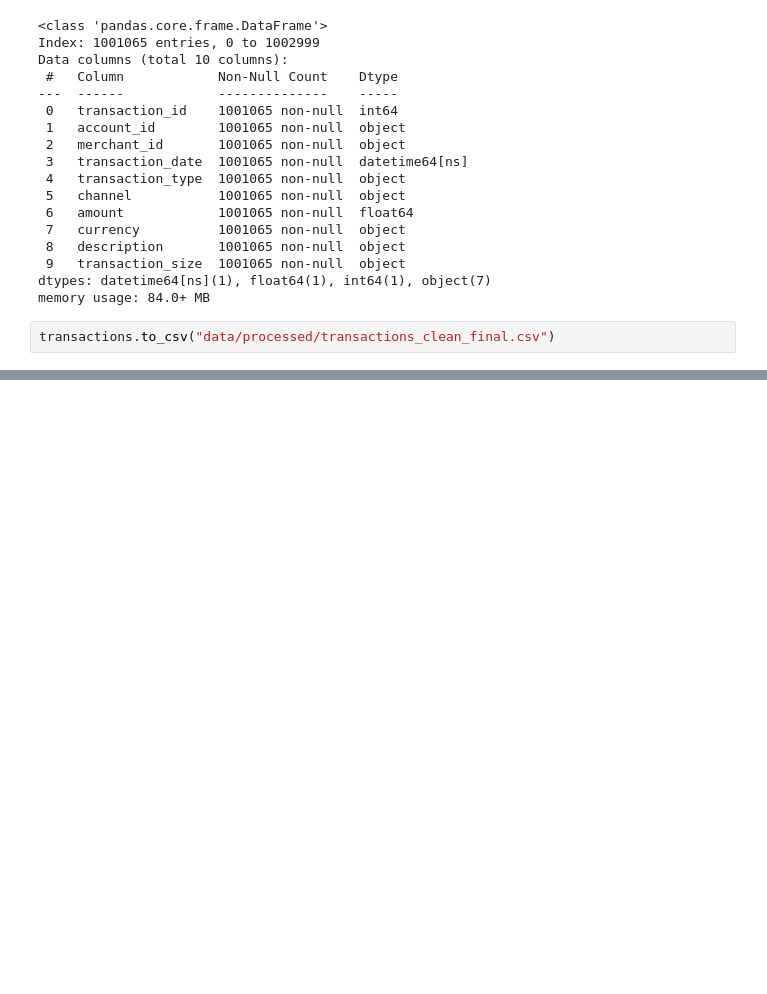
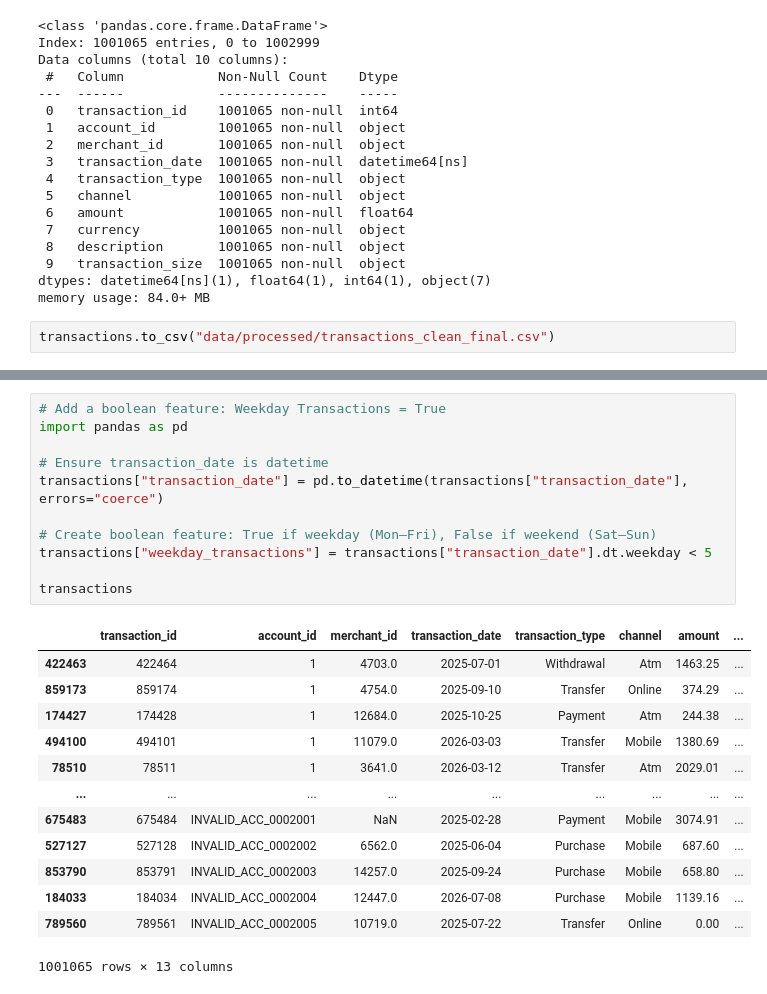
Before and after one commit to akonamajongile-a11y/bankguard, a Jupyter notebook: CleaningDatasets.ipynb, the cells around one changed output, grey strips where cells are left out. Saved outputs shown, nothing was run; the diff lists cells and outputs as text; blank space fills up the shorter version.

Commit message:
weekday transactions feature

```diff
--- a/CleaningDatasets.ipynb
+++ b/CleaningDatasets.ipynb
@@ -364,0 +398,25 @@ transactions.to_csv("data/processed/transactions_clean_final.csv")
+# %%
+# Add a boolean feature: Weekday Transactions = True
+import pandas as pd
+
+# Ensure transaction_date is datetime
+transactions["transaction_date"] = pd.to_datetime(transactions["transaction_date"], errors="coerce")
+
+# Create boolean feature: True if weekday (Mon–Fri), False if weekend (Sat–Sun)
+transactions["weekday_transactions"] = transactions["transaction_date"].dt.weekday < 5
+
+transactions
+# %% [output]
+|  | transaction_id | account_id | merchant_id | transaction_date | transaction_type | channel | amount | ... |
+| 422463 | 422464 | 1 | 4703.0 | 2025-07-01 | Withdrawal | Atm | 1463.25 | ... |
+| 859173 | 859174 | 1 | 4754.0 | 2025-09-10 | Transfer | Online | 374.29 | ... |
+| 174427 | 174428 | 1 | 12684.0 | 2025-10-25 | Payment | Atm | 244.38 | ... |
+| 494100 | 494101 | 1 | 11079.0 | 2026-03-03 | Transfer | Mobile | 1380.69 | ... |
+| 78510 | 78511 | 1 | 3641.0 | 2026-03-12 | Transfer | Atm | 2029.01 | ... |
+| ... | ... | ... | ... | ... | ... | ... | ... | ... |
+| 675483 | 675484 | INVALID_ACC_0002001 | NaN | 2025-02-28 | Payment | Mobile | 3074.91 | ... |
+| 527127 | 527128 | INVALID_ACC_0002002 | 6562.0 | 2025-06-04 | Purchase | Mobile | 687.60 | ... |
+| 853790 | 853791 | INVALID_ACC_0002003 | 14257.0 | 2025-09-24 | Purchase | Mobile | 658.80 | ... |
+| 184033 | 184034 | INVALID_ACC_0002004 | 12447.0 | 2026-07-08 | Purchase | Mobile | 1139.16 | ... |
+| 789560 | 789561 | INVALID_ACC_0002005 | 10719.0 | 2025-07-22 | Transfer | Online | 0.00 | ... |
+1001065 rows × 13 columns
```
Also changed, not shown: parts of 2 cells of this notebook.
